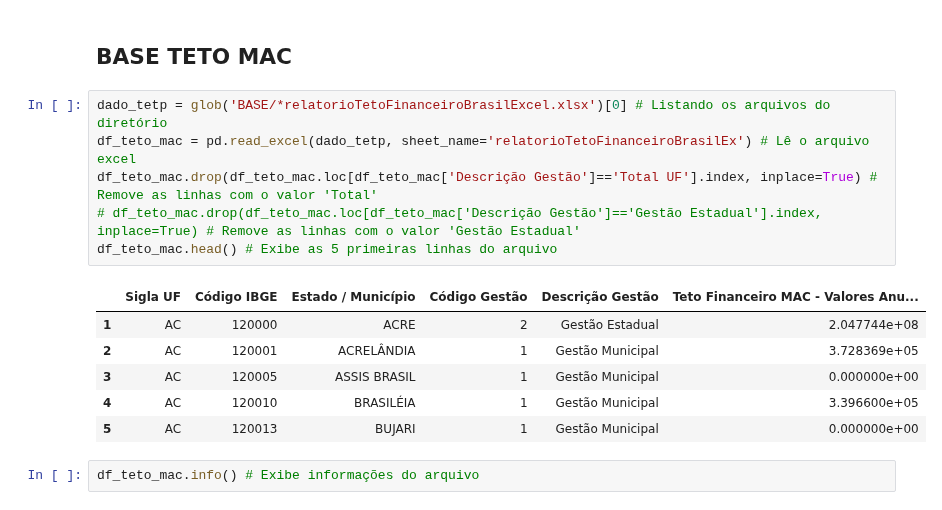
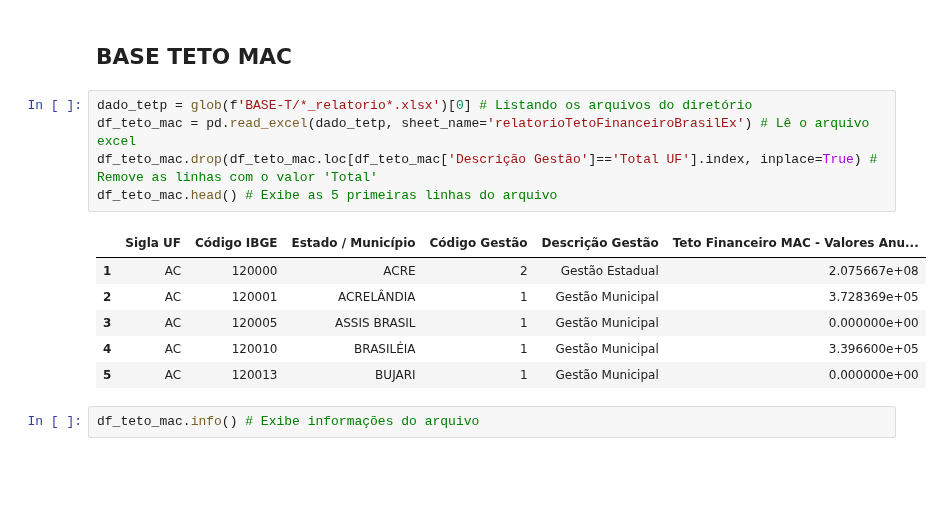
Before and after one commit to otavioaugust1/BOT_PORTARIA-90, a Jupyter notebook: tratamento_BASE.ipynb, the cells around one changed output. Cells and saved outputs as stored; diff of their text form; blank space fills up the shorter version.

```diff
--- a/tratamento_BASE.ipynb
+++ b/tratamento_BASE.ipynb
@@ -386,14 +511,13 @@ Tempo total de parcial:: 0.5 minutos
 # %% [markdown]
 ## BASE TETO MAC
 # %%
-dado_tetp = glob('BASE/*relatorioTetoFinanceiroBrasilExcel.xlsx')[0] # Listando os arquivos do diretório
+dado_tetp = glob(f'BASE-T/*_relatorio*.xlsx')[0] # Listando os arquivos do diretório
 df_teto_mac = pd.read_excel(dado_tetp, sheet_name='relatorioTetoFinanceiroBrasilEx') # Lê o arquivo excel
 df_teto_mac.drop(df_teto_mac.loc[df_teto_mac['Descrição Gestão']=='Total UF'].index, inplace=True) # Remove as linhas com o valor 'Total'
-# df_teto_mac.drop(df_teto_mac.loc[df_teto_mac['Descrição Gestão']=='Gestão Estadual'].index, inplace=True) # Remove as linhas com o valor 'Gestão Estadual'
 df_teto_mac.head() # Exibe as 5 primeiras linhas do arquivo
 # %% [output]
 |  | Sigla UF | Código IBGE | Estado / Município | Código Gestão | Descrição Gestão | Teto Financeiro MAC - Valores Anu... |
-| 1 | AC | 120000 | ACRE | 2 | Gestão Estadual | 2.047744e+08 |
+| 1 | AC | 120000 | ACRE | 2 | Gestão Estadual | 2.075667e+08 |
 | 2 | AC | 120001 | ACRELÂNDIA | 1 | Gestão Municipal | 3.728369e+05 |
 | 3 | AC | 120005 | ASSIS BRASIL | 1 | Gestão Municipal | 0.000000e+00 |
 | 4 | AC | 120010 | BRASILÉIA | 1 | Gestão Municipal | 3.396600e+05 |
```
Also changed, not shown: parts of 12 cells of this notebook, 10 other files.
